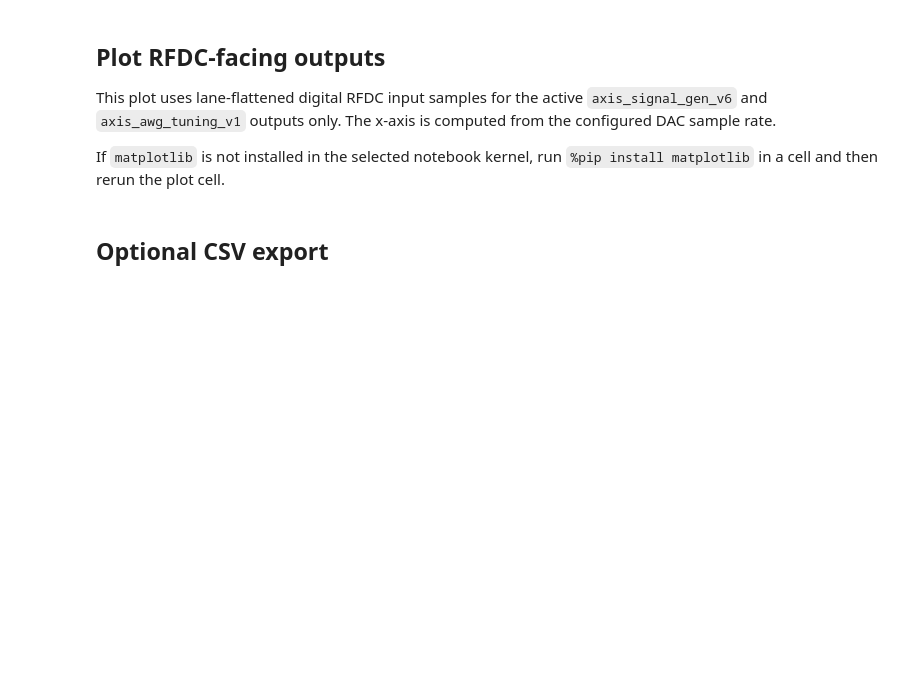
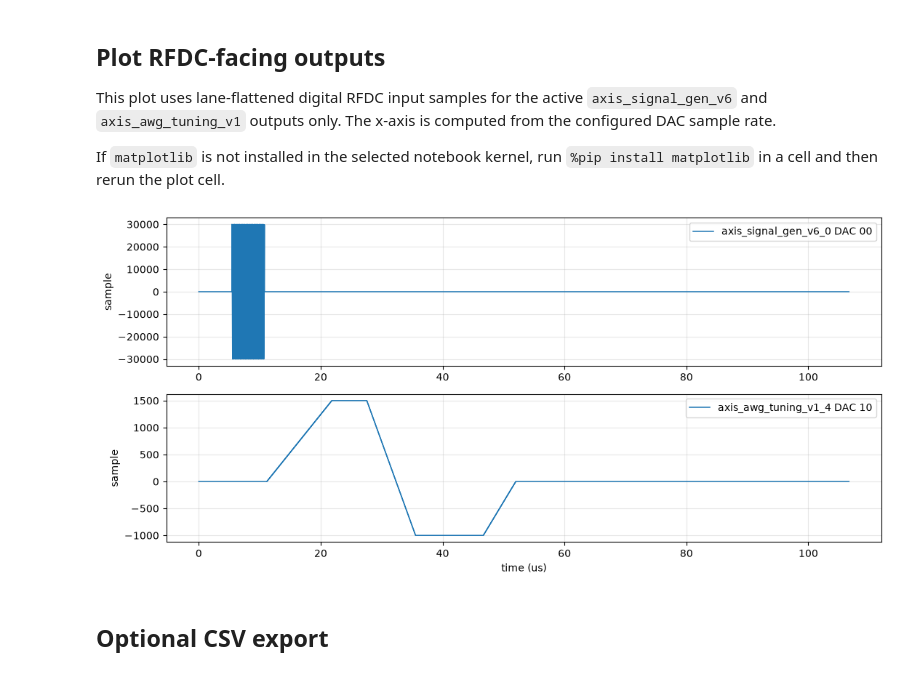
Before and after one commit to alexist2623/QSTL_QICK, a Jupyter notebook: qick/qick_demos/qicksim_output_waveform_demo.ipynb, the cells around one changed output. Cells and saved outputs as stored; diff of their text form; code cells hidden in the pictures; blank space fills up the shorter version.

Commit message:
Update QickSim AWG timing and waveform plots

```diff
--- a/qick/qick_demos/qicksim_output_waveform_demo.ipynb
+++ b/qick/qick_demos/qicksim_output_waveform_demo.ipynb
@@ -95,33 +117,40 @@ class AWGTuning_Loopback_Test(AveragerProgram):
             stdysel="zero",
         )
 
-        # Initial DC-like SET value. The SET duration is used for scheduling only;
-        # the AWG tuning RTL holds this value until the next command.
-        self.awg_set(
-            ch=self.awg_ch,
-            value=self.cfg["start_value"],
-            duration=self.cfg["set_duration"],
-            t=20,
-        )
-
         self.synci(100)
 
     def body(self):
         # Fire the normal signal generator output in the same body.
         self.pulse(
             ch=self.siggen_ch,
-            t=90,
         )
 
+        self.awg_set(
+            ch=self.awg_ch,
+            value=0,
+            duration=100,
+        )
         # RAMP starts from the AWG tuning internal current value and moves to target_value.
         self.awg_ramp(
             ch=self.awg_ch,
-            target=self.cfg["target_value"],
-            duration=self.cfg["ramp_duration"],
+            target=1500,
+            duration=200,
+        )
+
+        self.sync_all(t = 100)
+        self.awg_ramp(
+            ch=self.awg_ch,
+            target=-1000,
+            duration=150,
+        )
+        self.sync_all(t = 100)
+        self.awg_ramp(
+            ch=self.awg_ch,
+            target=0,
+            duration=100,
             t=100,
         )
 
-        self.sync_all()
 
 
 prog_cfg = {
@@ -130,7 +159,7 @@ prog_cfg = {
     "awg_ch": awg_idx,
     "siggen_freq_word": 0x04000000,
     "siggen_gain": 30000,
-    "siggen_length": 96,
+    "siggen_length": 100,
     "start_value": 1000,
     "target_value": 4000,
     "set_duration": 64,
@@ -200,13 +268,11 @@ except ModuleNotFoundError:
 # %%
-if not HAS_MATPLOTLIB:
-    raise RuntimeError("matplotlib is missing. Run `%pip install matplotlib` in this kernel first.")
-
 fig, axes = result.plot_outputs(
     samples=PLOT_SAMPLES,
     channels=active_output_names,
     show=False,
 )
-fig
+# %% [output]
+[figure, added]
 # %% [markdown]
 ## Optional CSV export
 # %%
```
Also changed, not shown: parts of 10 cells of this notebook, 9 other files.
